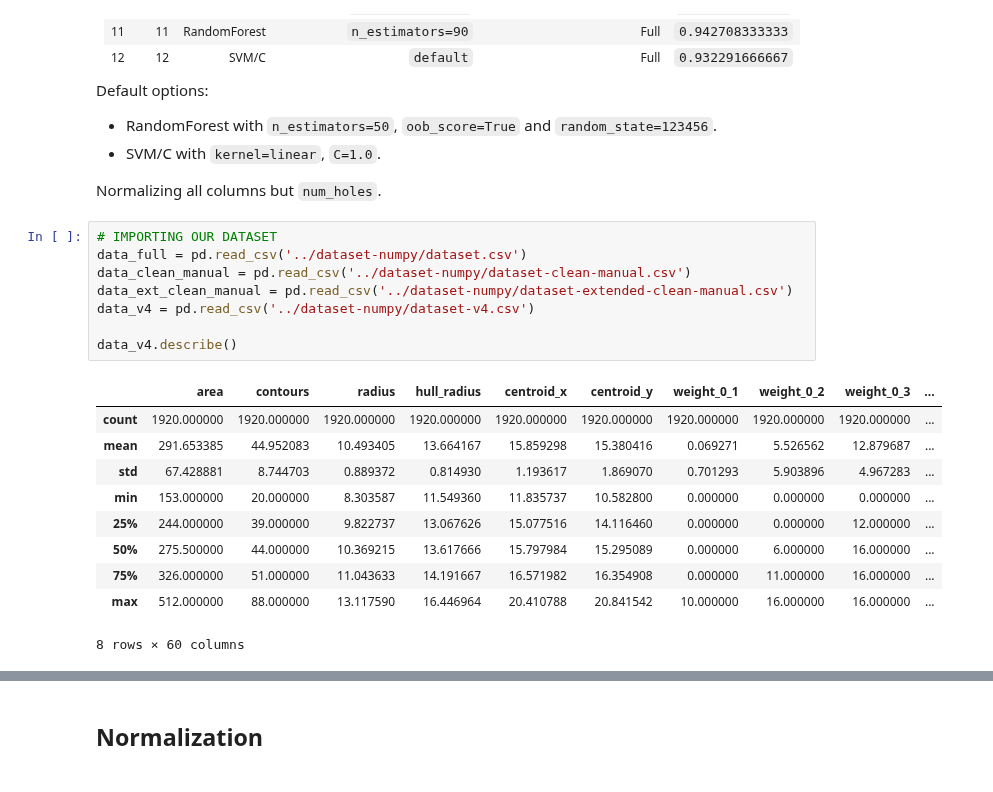
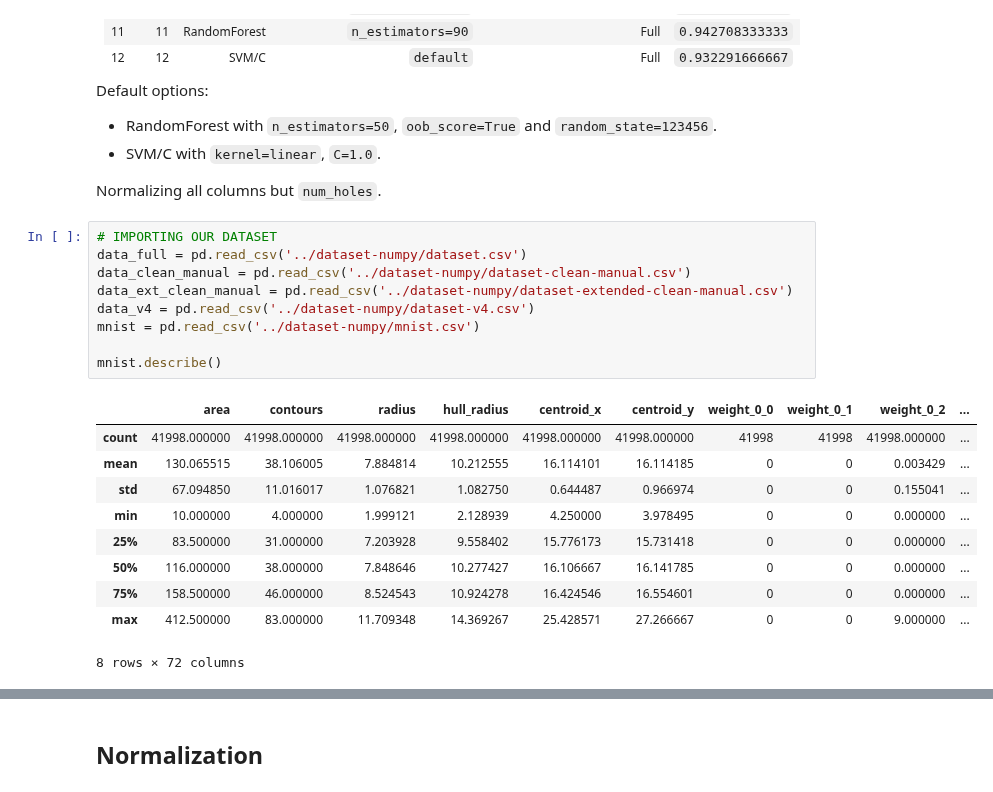
Before and after one commit to jsmienk/IML, a Jupyter notebook: notebooks/preprocessing_tryouts.ipynb, the cells around one changed output, grey strips where cells are left out. Saved outputs shown, nothing was run; the diff lists cells and outputs as text.

Commit message:
MNIST out of the box

```diff
--- a/notebooks/preprocessing_tryouts.ipynb
+++ b/notebooks/preprocessing_tryouts.ipynb
@@ -68,19 +68,20 @@ Normalizing all columns but `num_holes`.
 # %%
 # IMPORTING OUR DATASET
 data_full = pd.read_csv('../dataset-numpy/dataset.csv')
 data_clean_manual = pd.read_csv('../dataset-numpy/dataset-clean-manual.csv')
 data_ext_clean_manual = pd.read_csv('../dataset-numpy/dataset-extended-clean-manual.csv')
 data_v4 = pd.read_csv('../dataset-numpy/dataset-v4.csv')
+mnist = pd.read_csv('../dataset-numpy/mnist.csv')
 
-data_v4.describe()
+mnist.describe()
 # %% [output]
-|  | area | contours | radius | hull_radius | centroid_x | centroid_y | weight_0_1 | weight_0_2 | weight_0_3 | ... |
-| count | 1920.000000 | 1920.000000 | 1920.000000 | 1920.000000 | 1920.000000 | 1920.000000 | 1920.000000 | 1920.000000 | 1920.000000 | ... |
-| mean | 291.653385 | 44.952083 | 10.493405 | 13.664167 | 15.859298 | 15.380416 | 0.069271 | 5.526562 | 12.879687 | ... |
-| std | 67.428881 | 8.744703 | 0.889372 | 0.814930 | 1.193617 | 1.869070 | 0.701293 | 5.903896 | 4.967283 | ... |
-| min | 153.000000 | 20.000000 | 8.303587 | 11.549360 | 11.835737 | 10.582800 | 0.000000 | 0.000000 | 0.000000 | ... |
-| 25% | 244.000000 | 39.000000 | 9.822737 | 13.067626 | 15.077516 | 14.116460 | 0.000000 | 0.000000 | 12.000000 | ... |
-| 50% | 275.500000 | 44.000000 | 10.369215 | 13.617666 | 15.797984 | 15.295089 | 0.000000 | 6.000000 | 16.000000 | ... |
-| 75% | 326.000000 | 51.000000 | 11.043633 | 14.191667 | 16.571982 | 16.354908 | 0.000000 | 11.000000 | 16.000000 | ... |
-| max | 512.000000 | 88.000000 | 13.117590 | 16.446964 | 20.410788 | 20.841542 | 10.000000 | 16.000000 | 16.000000 | ... |
+|  | area | contours | radius | hull_radius | centroid_x | centroid_y | weight_0_0 | weight_0_1 | weight_0_2 | ... |
+| count | 41998.000000 | 41998.000000 | 41998.000000 | 41998.000000 | 41998.000000 | 41998.000000 | 41998 | 41998 | 41998.000000 | ... |
+| mean | 130.065515 | 38.106005 | 7.884814 | 10.212555 | 16.114101 | 16.114185 | 0 | 0 | 0.003429 | ... |
+| std | 67.094850 | 11.016017 | 1.076821 | 1.082750 | 0.644487 | 0.966974 | 0 | 0 | 0.155041 | ... |
+| min | 10.000000 | 4.000000 | 1.999121 | 2.128939 | 4.250000 | 3.978495 | 0 | 0 | 0.000000 | ... |
+| 25% | 83.500000 | 31.000000 | 7.203928 | 9.558402 | 15.776173 | 15.731418 | 0 | 0 | 0.000000 | ... |
+| 50% | 116.000000 | 38.000000 | 7.848646 | 10.277427 | 16.106667 | 16.141785 | 0 | 0 | 0.000000 | ... |
+| 75% | 158.500000 | 46.000000 | 8.524543 | 10.924278 | 16.424546 | 16.554601 | 0 | 0 | 0.000000 | ... |
+| max | 412.500000 | 83.000000 | 11.709348 | 14.369267 | 25.428571 | 27.266667 | 0 | 0 | 9.000000 | ... |
-8 rows × 60 columns
+8 rows × 72 columns
```
Also changed, not shown: parts of 14 cells of this notebook, 4 other files.
